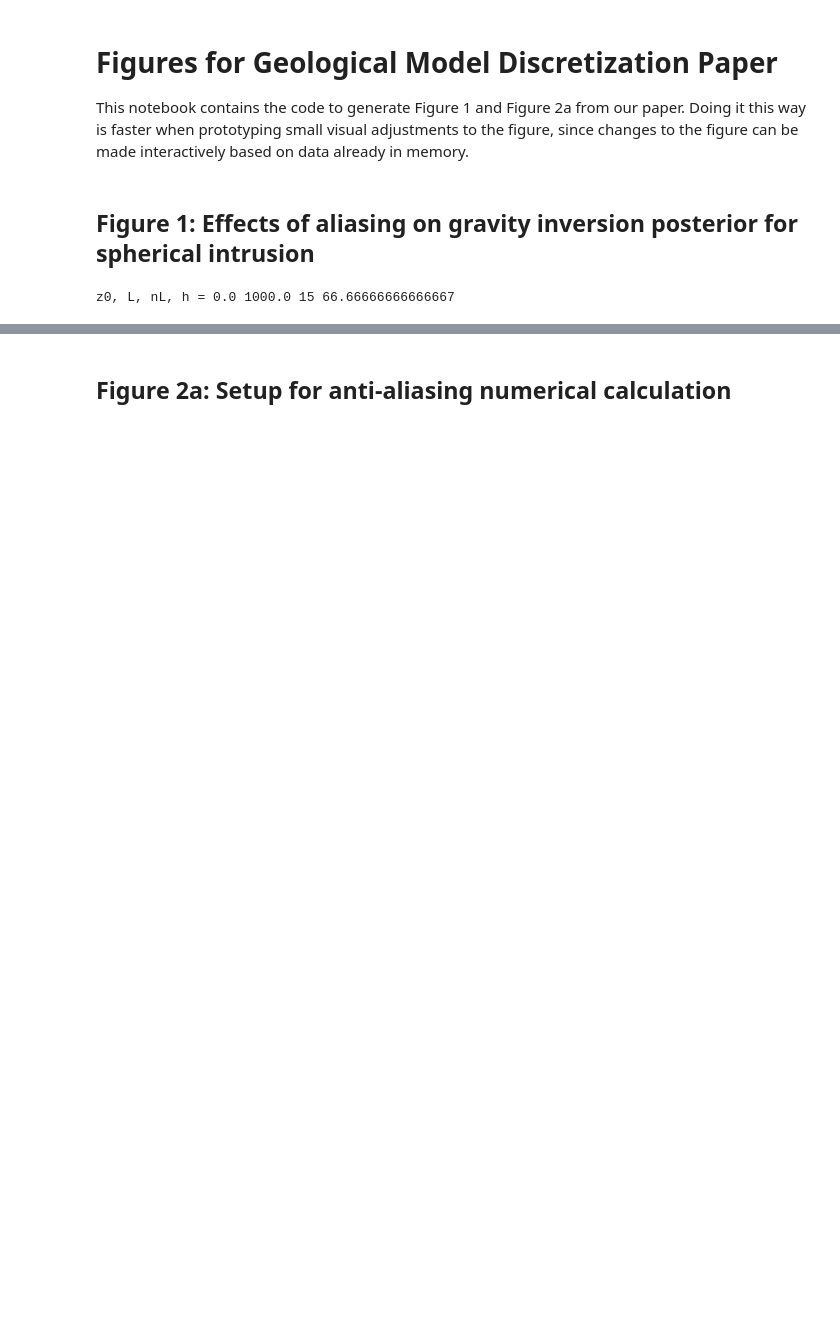
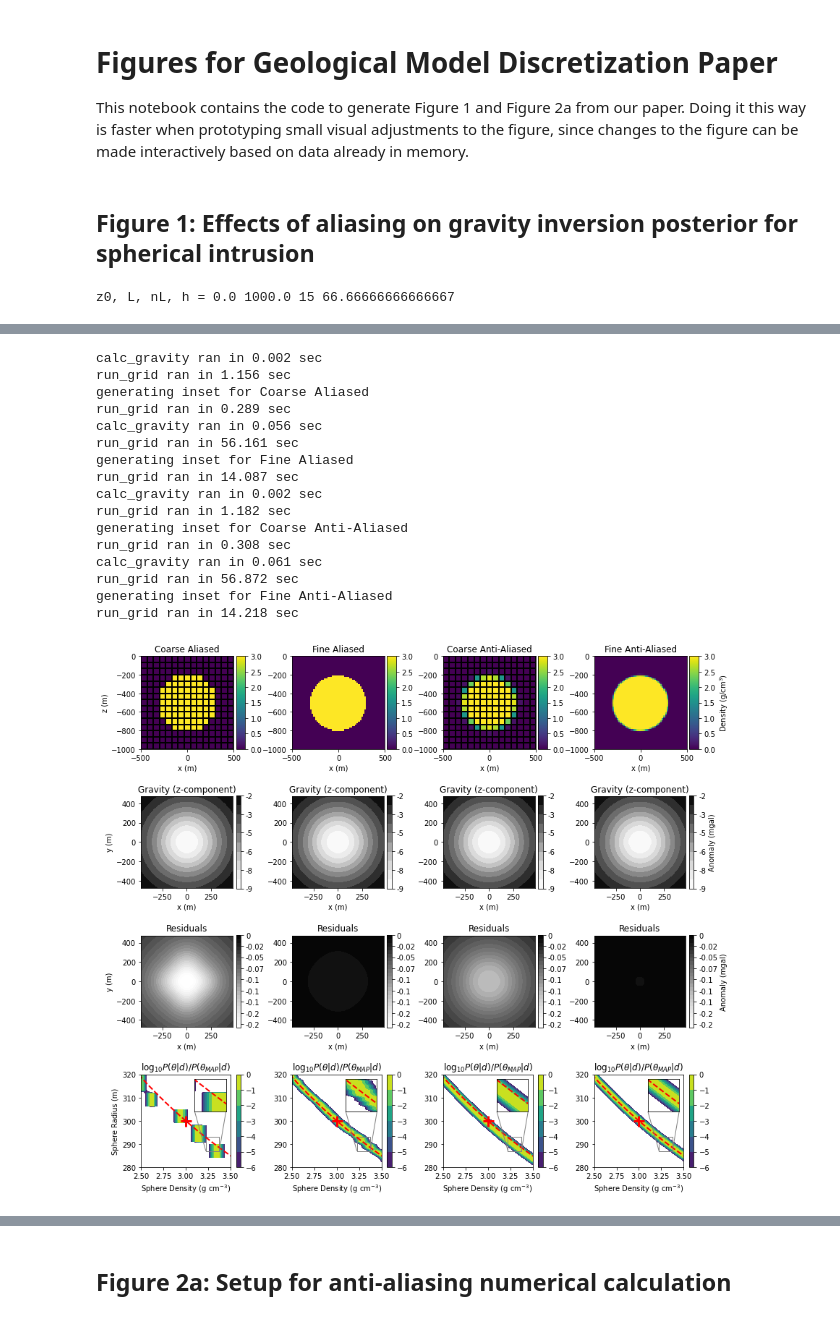
Before and after one commit to rscalzo/blockworlds, a Jupyter notebook: blockworlds/examples/gmd-2021-187/figures.ipynb, the cells around one changed output, grey strips where cells are left out. Drawn from its saved outputs; the diff is of its cells as text; code cells hidden in the pictures; blank space fills up the shorter version.

Commit message:
Added data error figure

```diff
--- a/blockworlds/examples/gmd-2021-187/figures.ipynb
+++ b/blockworlds/examples/gmd-2021-187/figures.ipynb
@@ -97,6 +97,7 @@ class GeoModel(Model):
         self.liketype = 'gaussian'
         # Set forward model to represent history
         self.set_fwdmodel(fwdmodel)
+        self._A = None
 
     def set_fwdmodel(self, fwdmodel):
         self.fwdmodel = fwdmodel
@@ -104,6 +105,8 @@ class GeoModel(Model):
         mesh = self.fwdmodel.mesh
         # Turn full anti-aliasing on by default; match h to grid resolution
         self.h = np.exp(np.mean(np.log([mesh.hx, mesh.hy, mesh.hz])))
+        # Need to recompute model error SVDs and stuff
+        self._A = None
 
     def set_liketype(self, liketype):
         if liketype not in ('iiG', 'L2G', 'iiC', 'L2C'):
@@ -144,8 +147,9 @@ class GeoModel(Model):
 # %%
 # Generate synthetic data from analytic forward gravity
 data0 = analytic_forward_gravity_sphere(survey, R_0, rho_0, r0=(x0, y0, z0))[2]
-sigdata = 0.1*np.std(data0)
-data = data0 + sigdata*np.random.normal(size=data0.shape)
+sigdata = 0.2*np.std(data0)
+epsilon = np.random.normal(size=data0.shape)
+data = data0 + sigdata*epsilon
 
 # Generate a GeoModel
 model = GeoModel(history, fwdmodel, data, sigdata)
@@ -286,0 +276,20 @@ run_grid ran in 14.724 sec
+# %%
+fig2_plot(0.1)
+# %% [output]
+calc_gravity ran in 0.002 sec
+run_grid ran in 1.156 sec
+generating inset for Coarse Aliased
+run_grid ran in 0.289 sec
+calc_gravity ran in 0.056 sec
+run_grid ran in 56.161 sec
+generating inset for Fine Aliased
+run_grid ran in 14.087 sec
+calc_gravity ran in 0.002 sec
+run_grid ran in 1.182 sec
+generating inset for Coarse Anti-Aliased
+run_grid ran in 0.308 sec
+calc_gravity ran in 0.061 sec
+run_grid ran in 56.872 sec
+generating inset for Fine Anti-Aliased
+run_grid ran in 14.218 sec
+[figure, added]
```
Also changed, not shown: parts of 6 cells of this notebook.
